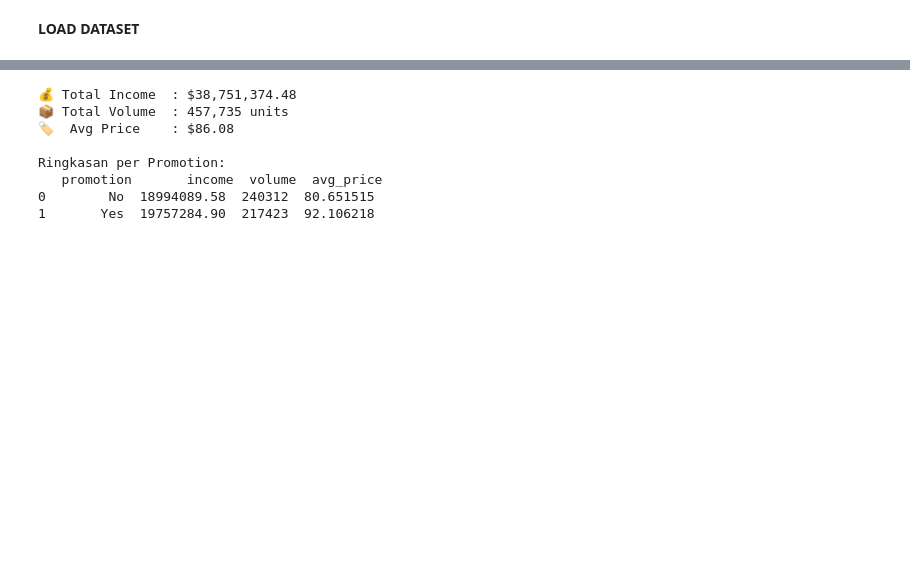
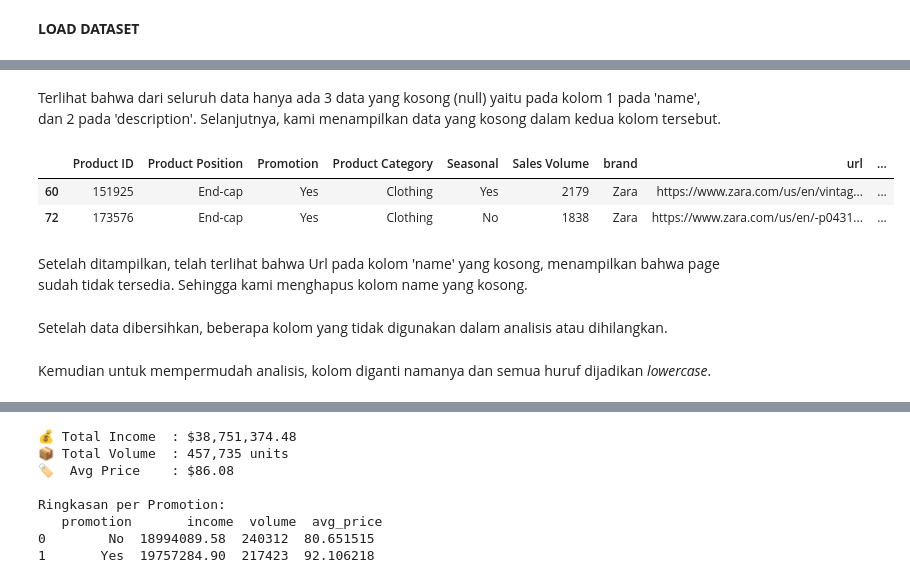
Before and after one commit to yusi04/zara-sales-analysis, a Jupyter notebook: notebook/Zara_Sales_Analysis.ipynb, the cells around one changed output, grey strips where cells are left out. Cells and saved outputs as stored; diff of their text form; code cells hidden in the pictures; blank space fills up the shorter version.

```diff
--- a/notebook/Zara_Sales_Analysis.ipynb
+++ b/notebook/Zara_Sales_Analysis.ipynb
@@ -22,0 +63,10 @@ df.head()
+# %% [markdown]
+Terlihat bahwa dari seluruh data hanya ada 3 data yang kosong (null) yaitu pada kolom 1 pada 'name', dan 2 pada 'description'. Selanjutnya, kami menampilkan data yang kosong dalam kedua kolom tersebut.
+# %%
+df[(df['name'].isnull()) | (df['description'].isnull())]
+# %% [output]
+|  | Product ID | Product Position | Promotion | Product Category | Seasonal | Sales Volume | brand | url | ... |
+| 60 | 151925 | End-cap | Yes | Clothing | Yes | 2179 | Zara | https://www.zara.com/us/en/vintag... | ... |
+| 72 | 173576 | End-cap | Yes | Clothing | No | 1838 | Zara | https://www.zara.com/us/en/-p0431... | ... |
+# %% [markdown]
+Setelah ditampilkan, telah terlihat bahwa Url pada kolom 'name' yang kosong, menampilkan bahwa page sudah tidak tersedia. Sehingga kami menghapus kolom name yang kosong.
@@ -22,0 +78,2 @@ df.head()
+# %% [markdown]
+Setelah data dibersihkan, beberapa kolom yang tidak digunakan dalam analisis atau dihilangkan.
@@ -22,0 +82,2 @@ df.head()
+# %% [markdown]
+Kemudian untuk mempermudah analisis, kolom diganti namanya dan semua huruf dijadikan *lowercase*.
```
Also changed, not shown: parts of 25 cells of this notebook.
